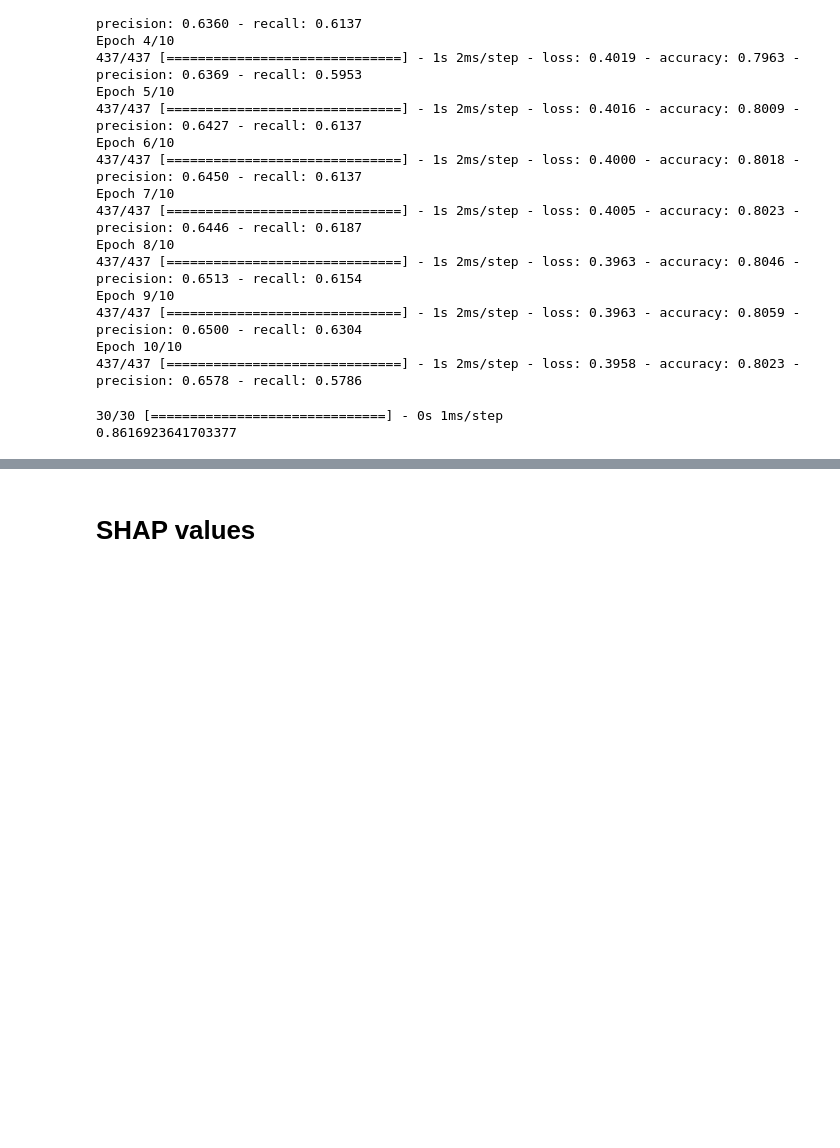
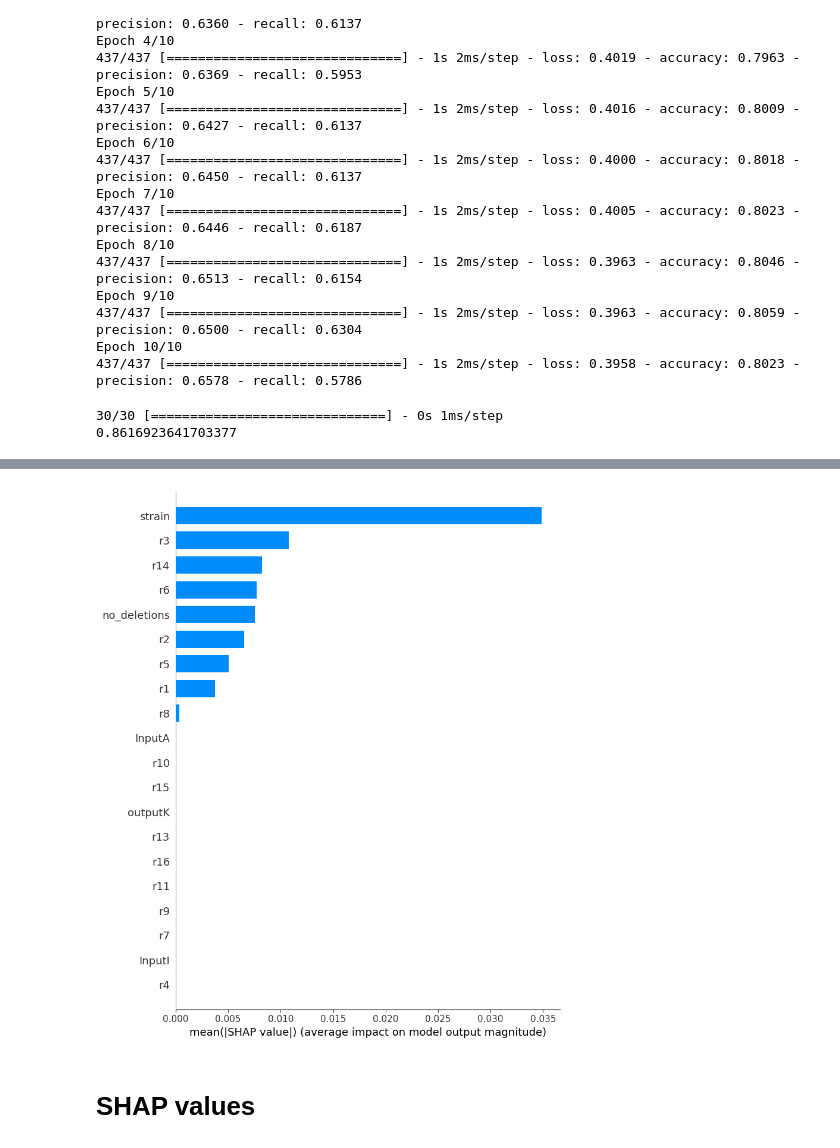
Before and after one commit to costasmexis/phd, a Jupyter notebook: gem_reduction/study_dataset.ipynb, the cells around one changed output, grey strips where cells are left out. Drawn from its saved outputs; the diff is of its cells as text; code cells hidden in the pictures; blank space fills up the shorter version.

```diff
--- a/gem_reduction/study_dataset.ipynb
+++ b/gem_reduction/study_dataset.ipynb
@@ -217,3 +243,7 @@ print(roc_auc_score(y_test, y_pred1))
+# %%
+shap.summary_plot(shap_values, features=X_test_scaled, feature_names=X_test.columns, plot_type='bar')
+# %% [output]
+[figure, added]
 # %% [markdown]
 # SHAP values
 # %%
```
Also changed, not shown: parts of 4 cells of this notebook.
